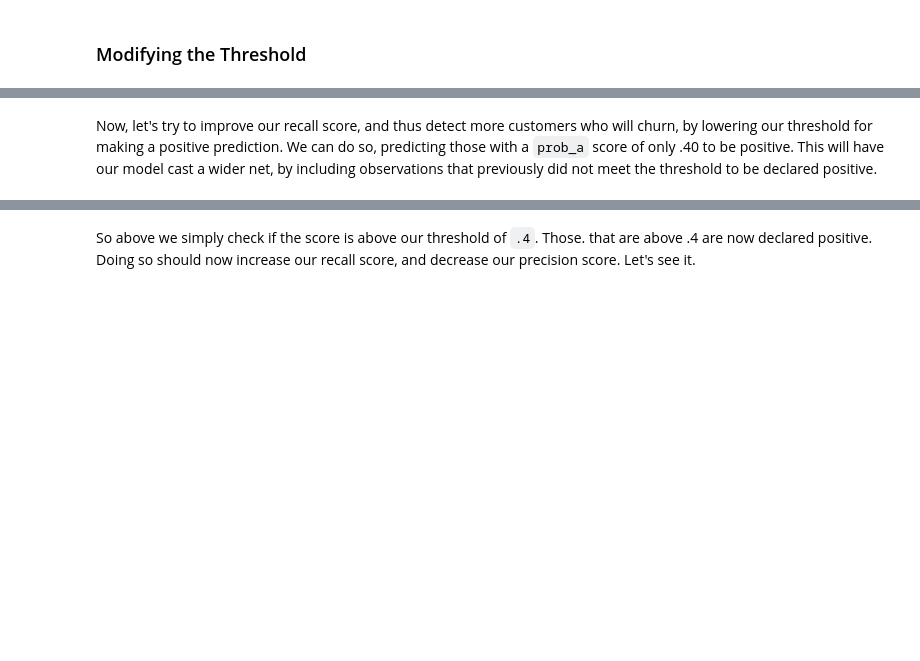
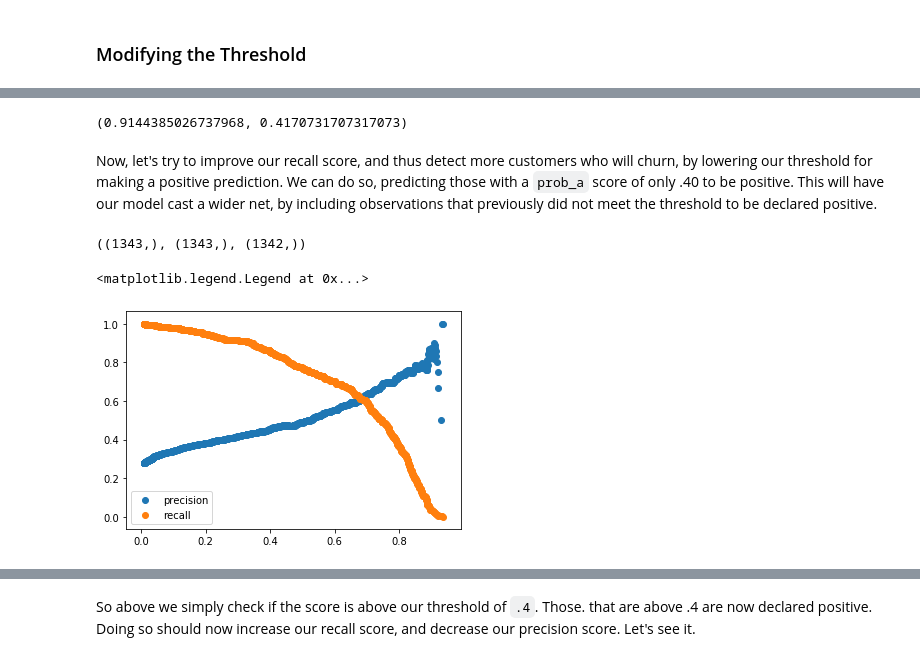
Before and after one commit to jigsawlabs-student/logistic-regression, a Jupyter notebook: 0-classification-fundamentals/metrics-notes/4-applying-a-threshold.ipynb, the cells around one changed output, grey strips where cells are left out. Saved outputs shown, nothing was run; the diff lists cells and outputs as text; code cells hidden in the pictures; blank space fills up the shorter version.

Commit message:
update metrics classification lesson

```diff
--- a/0-classification-fundamentals/metrics-notes/4-applying-a-threshold.ipynb
+++ b/0-classification-fundamentals/metrics-notes/4-applying-a-threshold.ipynb
@@ -21,10 +26,10 @@ X_df = pd.DataFrame(data = X_scaled, columns = X.columns)
 from sklearn.model_selection import train_test_split
 X_train, X_test, y_train, y_test = train_test_split(X_df, y,
                                                     test_size = .4,
-                                                    random_state = 1)
+                                                    random_state = 1, stratify = y)
 X_validate, X_test, y_validate, y_test = train_test_split(X_test, y_test,
                                                           test_size = .5,
-                                                          random_state = 1)
+                                                          random_state = 1, stratify = y_test)
 # %%
 from sklearn.linear_model import LogisticRegression
 
@@ -46,2 +66,24 @@ recall_score(y_validate, model.predict(X_validate)), precision_score(y_validate,
+# %%
+recall_score(y_validate, predictions_2), precision_score(y_validate, predictions_2)
+# %% [output]
+(0.9144385026737968, 0.4170731707317073)
 # %% [markdown]
 Now, let's try to improve our recall score, and thus detect more customers who will churn, by lowering our threshold for making a positive prediction.  We can do so, predicting those with a `prob_a` score of only .40 to be positive.  This will have our model cast a wider net, by including observations that previously did not meet the threshold to be declared positive.
+# %%
+from sklearn.metrics import precision_recall_curve
+
+precision, recall, thresholds = precision_recall_curve(y_validate, model.predict_proba(X_validate)[:, 1])
+# %%
+precision.shape, recall.shape, thresholds.shape
+# %% [output]
+((1343,), (1343,), (1342,))
+# %%
+import matplotlib.pyplot as plt
+
+plt.scatter(x = thresholds, y = precision[1:], label = 'precision')
+
+plt.scatter(x = thresholds, y = recall[1:], label = 'recall')
+plt.legend()
+# %% [output]
+<matplotlib.legend.Legend at 0x...>
+[figure, added]
```
Also changed, not shown: parts of 14 cells of this notebook.
